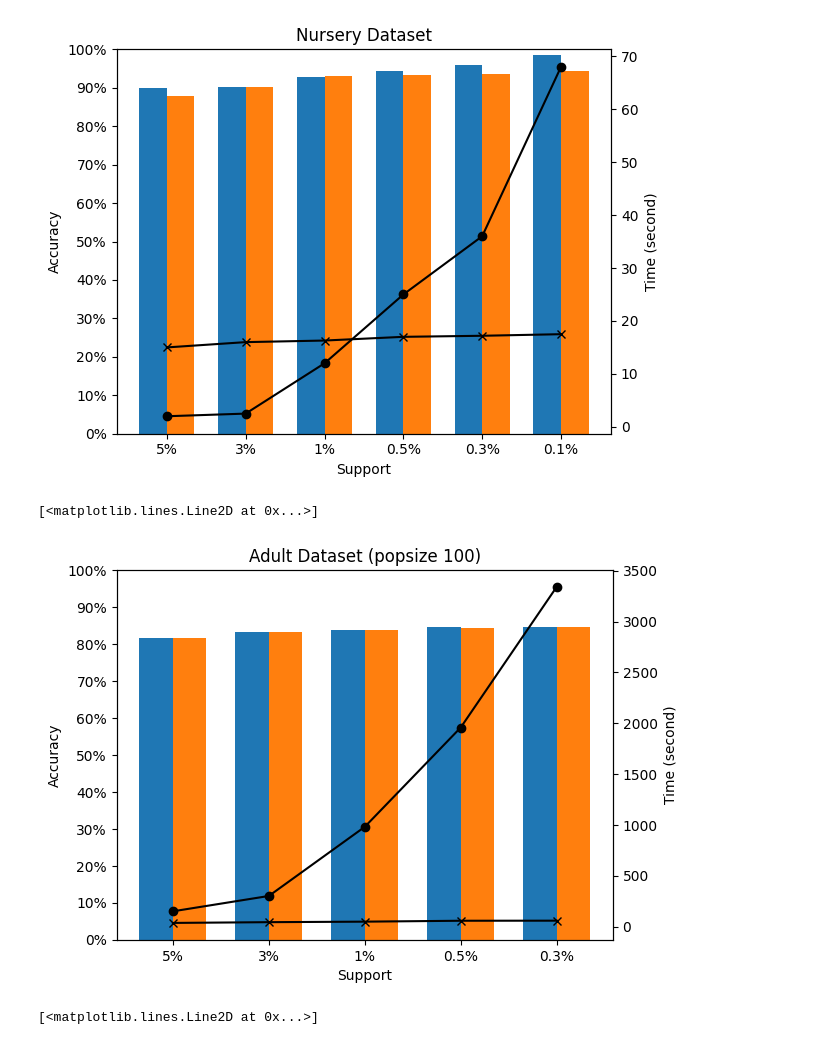
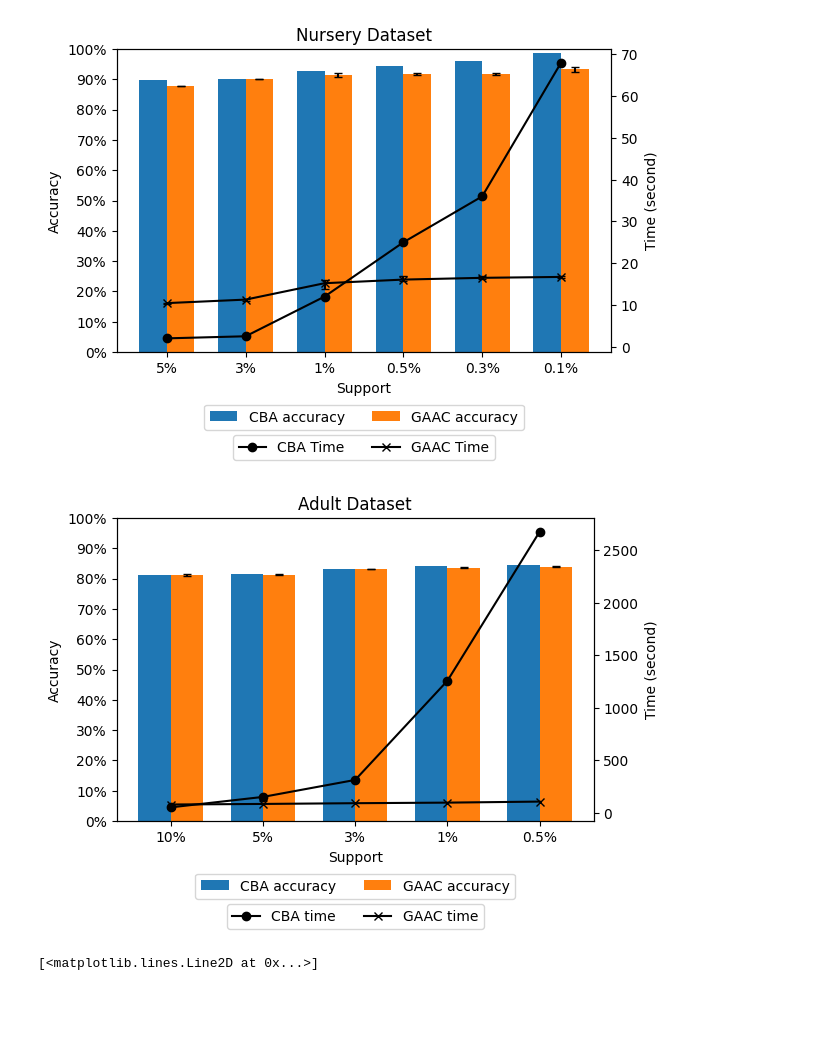
Before and after one commit to AnhNH01/ml-learning, a Jupyter notebook: associative_classification/results/plotting.ipynb, the cells around one changed output. Drawn from its saved outputs; the diff is of its cells as text; code cells hidden in the pictures; blank space fills up the shorter version.

```diff
--- a/associative_classification/results/plotting.ipynb
+++ b/associative_classification/results/plotting.ipynb
@@ -7,8 +7,16 @@ x_axis = [1, 2, 3, 4, 5, 6]
 nursery_cba_accuracy = [89.9, 90.1, 92.7, 94.4, 95.91, 98.53]
 nursery_cba_time = [2, 2.5, 12, 25, 36, 68]
 
-nursery_ga_time = [15, 16, 16.3, 17, 17.2, 17.5]
-nursery_ga_accuracy = [87.92, 90.12, 93.17, 93.4, 93.7, 94.48]
+nursery_ga_time = [10.44, 11.28, 15.204, 16.072, 16.494, 16.71]
+
+time_err_max = [0.2, 0.3, 1.356, 0.438, 0.216, 0.32]
+time_err_min = [0.1, 0.15, 0.748, 0.832, 0.474, 0.33]
+time_err = [time_err_max, time_err_min]
+
+nursery_ga_accuracy = [87.92, 90.123, 91.458, 91.718, 91.666, 93.271]
+acc_err_max = [0, 0, 0.822, 0.292,0.304, 0.864]
+acc_err_min = [0, 0, 0.718, 0.288, 0.346, 0.751]
+acc_err = [acc_err_max, acc_err_min]
 
 
 fig = plt.figure()
@@ -34,72 +42,70 @@ width = 0.35
 ax.set_xticks(x, x_labels)
 ax.set_yticklabels(accuracy_labels)
 
-# ax.bar(x - width / 2, nursery_cba_accuracy, fill=False, width=width, hatch="o")
-# ax.bar(x + width / 2, nursery_ga_accuracy, fill=False, width=width, hatch='x')
 
+ax.bar(x - width / 2, nursery_cba_accuracy, width=width, label='CBA accuracy')
+ax.bar(x + width / 2, nursery_ga_accuracy, yerr=acc_err, capsize=3, width=width, label="GAAC accuracy")
 
-ax.bar(x - width / 2, nursery_cba_accuracy, width=width)
-ax.bar(x + width / 2, nursery_ga_accuracy, width=width)
+ax2.plot(x, nursery_cba_time, color="black", marker="o", label='CBA Time')
+ax2.plot(x, nursery_ga_time, color="black", marker='x', label="GAAC Time")
+ax2.errorbar(x, nursery_ga_time, yerr=time_err, fmt='none', color='black', capsize=3)
 
-ax2.plot(x, nursery_cba_time, color="black", marker="o")
-ax2.plot(x, nursery_ga_time, color="black", marker="x")
+ax.legend(ncol=2, bbox_to_anchor=(0.5, -0.15), loc='upper center')
+ax2.legend(ncol=2, bbox_to_anchor=(0.5, -0.25), loc='upper center')
 
-
-# handles1, labels1 = ax.get_legend_handles_labels()
-# handles2, label2 = ax2.get_legend_handles_labels()
-
-
-# ax.legend(
-#     (*handles1, *handles2),
-#     (*len(labels1) * [""], *label2),
-#     loc="upper right",
-#     ncol=2,
-#     handlelength=3,
-#     edgecolor="black",
-#     borderpad=0.7,
-#     handletextpad=1.5,
-#     columnspacing=0,
-# )
 
 fig.tight_layout()
 plt.show()
 # %% [output]
-[figure, old version]
+[figure, new version]
 # %%
-x_labels = ["5%", "3%", "1%", "0.5%", "0.3%"]
+import matplotlib.pyplot as plt
+import numpy as np
+
+x_labels = ["10%", "5%", "3%", "1%", "0.5%"]
 x = np.arange(len(x_labels))
 width = 0.35
 
 
 fig = plt.figure()
 ax = fig.add_subplot(1, 1, 1)
 
 ax.set_ylim([0, 100])
-ax.set_title("Adult Dataset (popsize 100)")
+ax.set_title("Adult Dataset")
 ax.set_yticks([10 * i for i in range(0, 11)])
 
-adult_cba_accuracy = [81.5, 83.31, 83.8, 84.5, 84.61]
-adult_cba_time = [83 + 67, 175 + 126, 564 + 417, 1240 + 718, 2174 + 1167]
+adult_cba_accuracy = [81.26, 81.37, 83.13, 83.99, 84.35]
+adult_cba_time = [23.67 + 27.08, 78.14 + 72.16, 170.23+142.08, 718.38 + 539.14, 1585.99 + 1092.5]
 
-adult_ga_accuracy = [81.58, 83.17, 83.69, 84.3, 84.58]
-adult_ga_time = [17.4 + 18.4, 16.5 + 26.7, 15.26 + 33, 18.47 + 38.75, 19.1 + 38.8]
+adult_ga_accuracy = [81.112, 81.322, 83.182, 83.636, 83.906]
+acc_err_min = [0.442, 0.052, 0.102, 0.176, 0.156]
+acc_err_max = [0.258, 0.068, 0.148, 0.124, 0.064]
+acc_err = [acc_err_max, acc_err_min]
+
+adult_ga_time = [77.952, 83.388,90.42, 95.804, 105.78]
 
 ax2 = ax.twinx()
 ax.set_ylabel("Accuracy")
 ax.set_xlabel('Support')
 ax2.set_ylabel("Time (second)")
 ax.set_xticks(x, x_labels)
 accuracy_labels = [f'{10 * i}%' for i in range(11)]
 ax.set_yticklabels(accuracy_labels)
 
-ax.bar(x - width / 2, adult_cba_accuracy, width=width)
-ax.bar(x + width / 2, adult_ga_accuracy, width=width)
+ax.bar(x - width / 2, adult_cba_accuracy, width=width, label="CBA accuracy")
+ax.bar(x + width / 2, adult_ga_accuracy,yerr=acc_err, capsize=3, width=width, label="GAAC accuracy")
 
-ax2.plot(x, adult_cba_time, color="black", marker="o")
-ax2.plot(x, adult_ga_time, color="black", marker="x")
+ax2.plot(x, adult_cba_time, color="black", marker="o", label='CBA time')
+ax2.plot(x, adult_ga_time, color="black", marker="x", label="GAAC time")
+
+ax.legend(ncol=2, bbox_to_anchor=(0.5, -0.15), loc='upper center')
+ax2.legend(ncol=2, bbox_to_anchor=(0.5, -0.25), loc='upper center')
+
+
+fig.tight_layout()
+plt.show()
 # %% [output]
-[<matplotlib.lines.Line2D at 0x...>]
-[figure, old version]
+[figure, new version]
 # %%
 x_labels = ["5%", "3%", "1%", "0.5%", "0.3%"]
 x = np.arange(len(x_labels))
```
Also changed, not shown: parts of 2 cells of this notebook, 50 other files.
